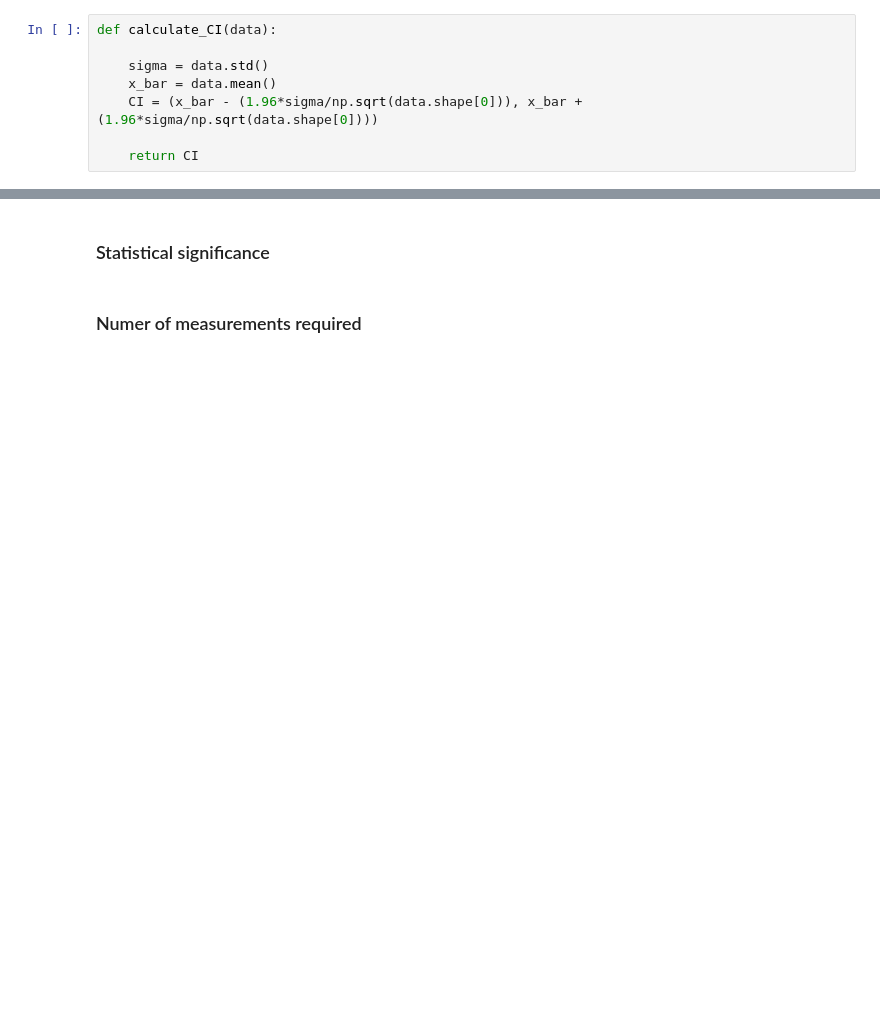
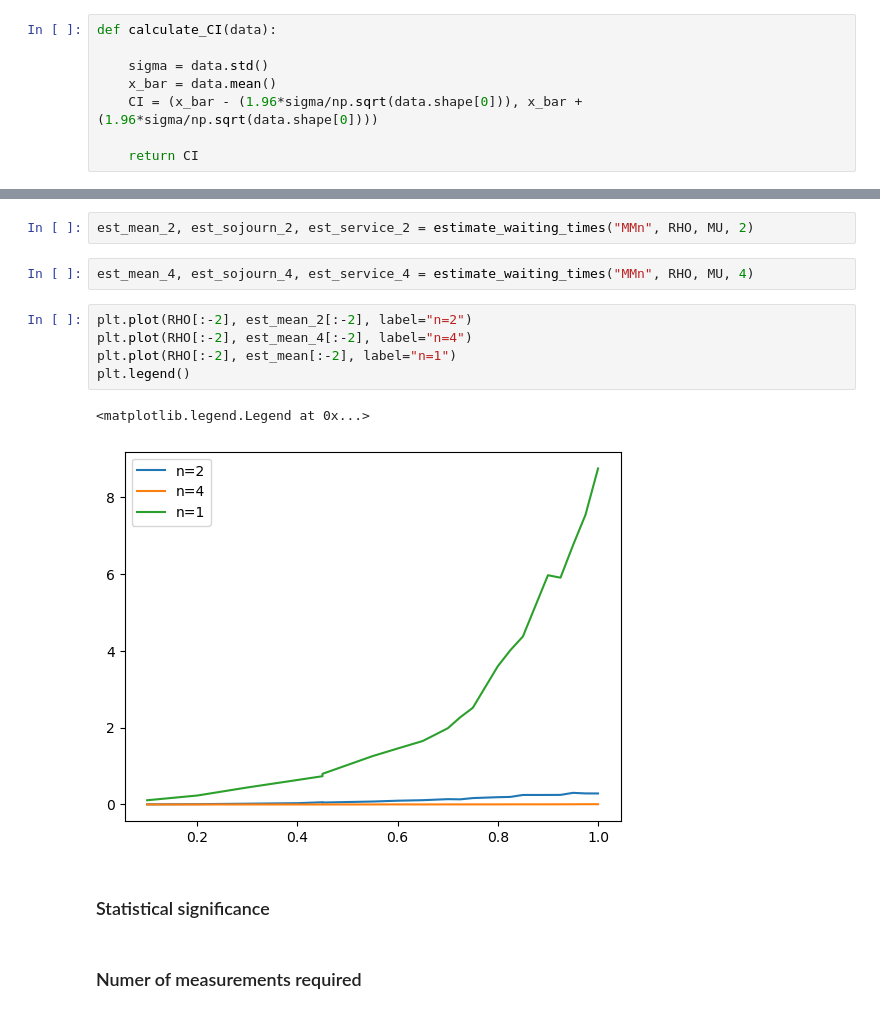
Before and after one commit to gajera-divya/Stochastic_simulations, a Jupyter notebook: SS_Kenia_Divya_Thomas_Assignment2.ipynb, the cells around one changed output, grey strips where cells are left out. Drawn from its saved outputs; the diff is of its cells as text; blank space fills up the shorter version.

```diff
--- a/SS_Kenia_Divya_Thomas_Assignment2.ipynb
+++ b/SS_Kenia_Divya_Thomas_Assignment2.ipynb
@@ -227,3 +240,15 @@ for rho in RHO:
+# %%
+est_mean_2, est_sojourn_2, est_service_2 = estimate_waiting_times("MMn", RHO, MU, 2)
+# %%
+est_mean_4, est_sojourn_4, est_service_4 = estimate_waiting_times("MMn", RHO, MU, 4)
+# %%
+plt.plot(RHO[:-2], est_mean_2[:-2], label="n=2")
+plt.plot(RHO[:-2], est_mean_4[:-2], label="n=4")
+plt.plot(RHO[:-2], est_mean[:-2], label="n=1")
+plt.legend()
+# %% [output]
+<matplotlib.legend.Legend at 0x...>
+[figure, added]
 # %% [markdown]
 ### Statistical significance
 # %% [markdown]
```
Also changed, not shown: parts of 8 cells of this notebook.
